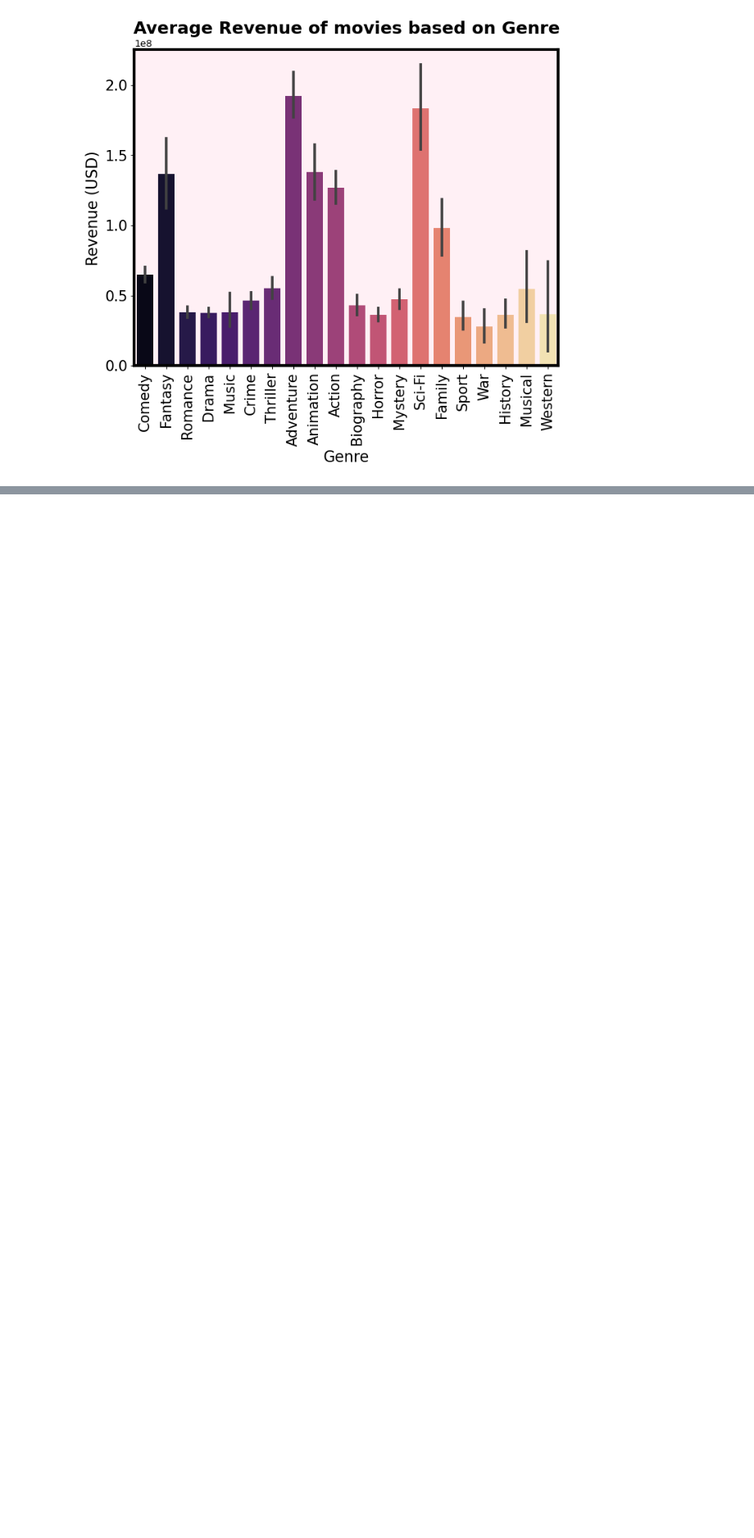
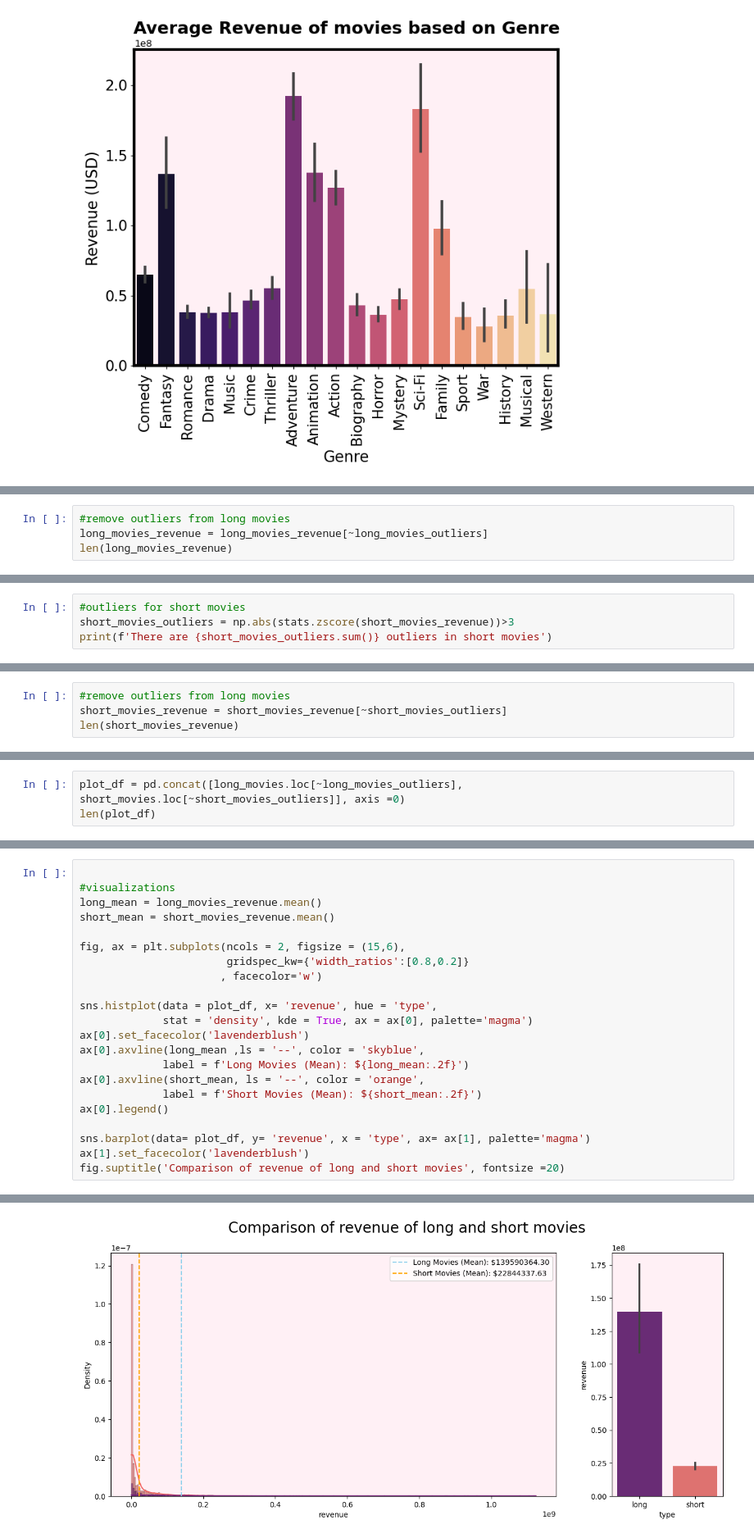
Before and after one commit to sheha919/movie_production_analysis, a Jupyter notebook: part4.ipynb, the cells around one changed output, grey strips where cells are left out. Shown at 82% size. Drawn from its saved outputs; the diff is of its cells as text; blank space fills up the shorter version.

```diff
--- a/part4.ipynb
+++ b/part4.ipynb
@@ -486,0 +577,4 @@ for axis in ['top','bottom','left','right']:
+# %%
+#remove outliers from long movies
+long_movies_revenue = long_movies_revenue[~long_movies_outliers]
+len(long_movies_revenue)
@@ -486,0 +583,4 @@ for axis in ['top','bottom','left','right']:
+# %%
+#outliers for short movies
+short_movies_outliers = np.abs(stats.zscore(short_movies_revenue))>3
+print(f'There are {short_movies_outliers.sum()} outliers in short movies')
@@ -486,0 +589,4 @@ for axis in ['top','bottom','left','right']:
+# %%
+#remove outliers from long movies
+short_movies_revenue = short_movies_revenue[~short_movies_outliers]
+len(short_movies_revenue)
@@ -486,0 +627,3 @@ for axis in ['top','bottom','left','right']:
+# %%
+plot_df = pd.concat([long_movies.loc[~long_movies_outliers], short_movies.loc[~short_movies_outliers]], axis =0)
+len(plot_df)
@@ -486,0 +632,23 @@ for axis in ['top','bottom','left','right']:
+# %%
+
+#visualizations
+long_mean = long_movies_revenue.mean()
+short_mean = short_movies_revenue.mean()
+
+fig, ax = plt.subplots(ncols = 2, figsize = (15,6),
+                       gridspec_kw={'width_ratios':[0.8,0.2]}
+                      , facecolor='w')
+
+sns.histplot(data = plot_df, x= 'revenue', hue = 'type',
+             stat = 'density', kde = True, ax = ax[0], palette='magma')
+ax[0].set_facecolor('lavenderblush')
+ax[0].axvline(long_mean ,ls = '--', color = 'skyblue',
+             label = f'Long Movies (Mean): ${long_mean:.2f}')
+ax[0].axvline(short_mean, ls = '--', color = 'orange',
+             label = f'Short Movies (Mean): ${short_mean:.2f}')
+ax[0].legend()
+
+sns.barplot(data= plot_df, y= 'revenue', x = 'type', ax= ax[1], palette='magma')
+ax[1].set_facecolor('lavenderblush')
+fig.suptitle('Comparison of revenue of long and short movies', fontsize =20)
+# %% [output]
@@ -486,0 +656 @@ for axis in ['top','bottom','left','right']:
+[figure, added]
```
Also changed, not shown: parts of 27 cells of this notebook.
